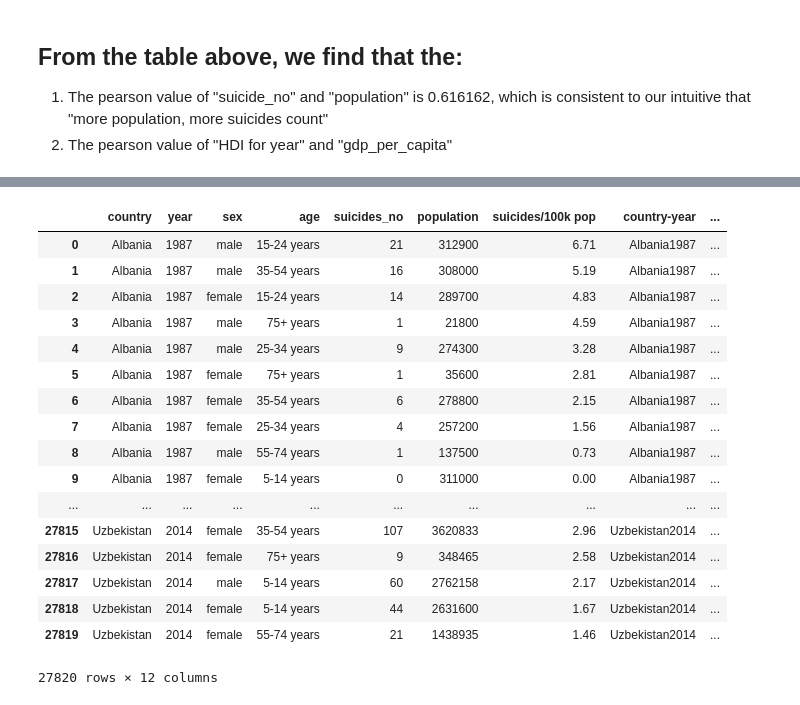
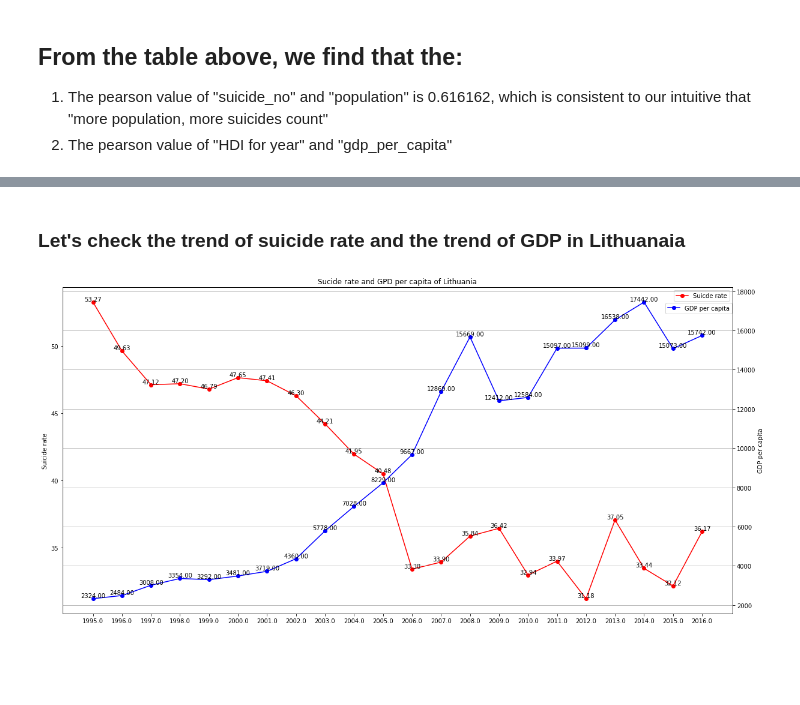
Before and after one commit to 775771922/data_visulization_suicide_dataset, a Jupyter notebook: Data_visualization.ipynb, the cells around one changed output, grey strips where cells are left out. Cells and saved outputs as stored; diff of their text form; code cells hidden in the pictures; blank space fills up the shorter version.

Commit message:
Add files via upload
Updated with line graphs

```diff
--- a/Data_visualization.ipynb
+++ b/Data_visualization.ipynb
@@ -255,21 +229,43 @@ HDIdata.loc[:,['country','HDI for year']]
-# %%
-data
-# %% [output]
-|  | country | year | sex | age | suicides_no | population | suicides/100k pop | country-year | ... |
-| 0 | Albania | 1987 | male | 15-24 years | 21 | 312900 | 6.71 | Albania1987 | ... |
-| 1 | Albania | 1987 | male | 35-54 years | 16 | 308000 | 5.19 | Albania1987 | ... |
-| 2 | Albania | 1987 | female | 15-24 years | 14 | 289700 | 4.83 | Albania1987 | ... |
-| 3 | Albania | 1987 | male | 75+ years | 1 | 21800 | 4.59 | Albania1987 | ... |
-| 4 | Albania | 1987 | male | 25-34 years | 9 | 274300 | 3.28 | Albania1987 | ... |
-| 5 | Albania | 1987 | female | 75+ years | 1 | 35600 | 2.81 | Albania1987 | ... |
-| 6 | Albania | 1987 | female | 35-54 years | 6 | 278800 | 2.15 | Albania1987 | ... |
-| 7 | Albania | 1987 | female | 25-34 years | 4 | 257200 | 1.56 | Albania1987 | ... |
-| 8 | Albania | 1987 | male | 55-74 years | 1 | 137500 | 0.73 | Albania1987 | ... |
-| 9 | Albania | 1987 | female | 5-14 years | 0 | 311000 | 0.00 | Albania1987 | ... |
-| ... | ... | ... | ... | ... | ... | ... | ... | ... | ... |
-| 27815 | Uzbekistan | 2014 | female | 35-54 years | 107 | 3620833 | 2.96 | Uzbekistan2014 | ... |
-| 27816 | Uzbekistan | 2014 | female | 75+ years | 9 | 348465 | 2.58 | Uzbekistan2014 | ... |
-| 27817 | Uzbekistan | 2014 | male | 5-14 years | 60 | 2762158 | 2.17 | Uzbekistan2014 | ... |
-| 27818 | Uzbekistan | 2014 | female | 5-14 years | 44 | 2631600 | 1.67 | Uzbekistan2014 | ... |
-| 27819 | Uzbekistan | 2014 | female | 55-74 years | 21 | 1438935 | 1.46 | Uzbekistan2014 | ... |
-27820 rows × 12 columns
+# %%
+#show which countries do we have
+all_condition = pd.DataFrame(data[['suicides/100k pop','gdp_per_capita ($)']].groupby(data['country']).mean())
+# sort by suicide rate
+all_condition = all_condition.reset_index().sort_index(by='suicides/100k pop',ascending=False)
+all_condition = all_condition.reset_index(drop = True)
+
+#select top 5
+top5Country = all_condition['country'][0:5]
+bottom5Country = all_condition['country'][95:100]
+# %% [markdown]
+### Let's check the trend of suicide rate and the trend of GDP in Lithuanaia
+# %%
+Lithuania_data = data.iloc[np.where(data['country'] == top5Country[0])[0]]
+Lithuania_by_time =  Lithuania_data.groupby('country-year').mean()
+
+Lithuania_time = Lithuania_by_time.iloc[:,0]
+Lithuania_suicide_rate = Lithuania_by_time.loc[:,'suicides/100k pop']
+Lithuania_gdp = Lithuania_by_time.loc[:,'gdp_per_capita ($)']
+
+fig = plt.figure(figsize=(20,10))
+ax1 = plt.subplot(111)
+ax2 = ax1.twinx()
+plt.title('Sucide rate and GPD per capita of Lithuania')
+
+plt.xlabel('Years')
+ax1.set_ylabel('Suicide rate')
+ax2.set_ylabel('GDP per capita')
+ax1.plot(range(len(Lithuania_time)),Lithuania_suicide_rate,color='r',label ='Suicde rate', marker = 'o');
+ax2.plot(range(len(Lithuania_time)),Lithuania_gdp,color ='b',label='GDP per capita', marker ='o');
+plt.xticks(range(len(Lithuania_time)), Lithuania_time, rotation=90)
+
+ax1.legend()
+ax2.legend(loc = (0.9,0.92))
+for i in range(len(Lithuania_time)):
+    ax1.text(i,Lithuania_suicide_rate[i],'%.2f' % Lithuania_suicide_rate[i], ha='center', va='bottom')
+
+for i in range(len(Lithuania_time)):
+    ax2.text(i,Lithuania_gdp[i],'%.2f' % Lithuania_gdp[i], ha='center', va= 'bottom')
+
+plt.grid()
+# %% [output]
+[figure, added]
```
Also changed, not shown: parts of 7 cells of this notebook.
